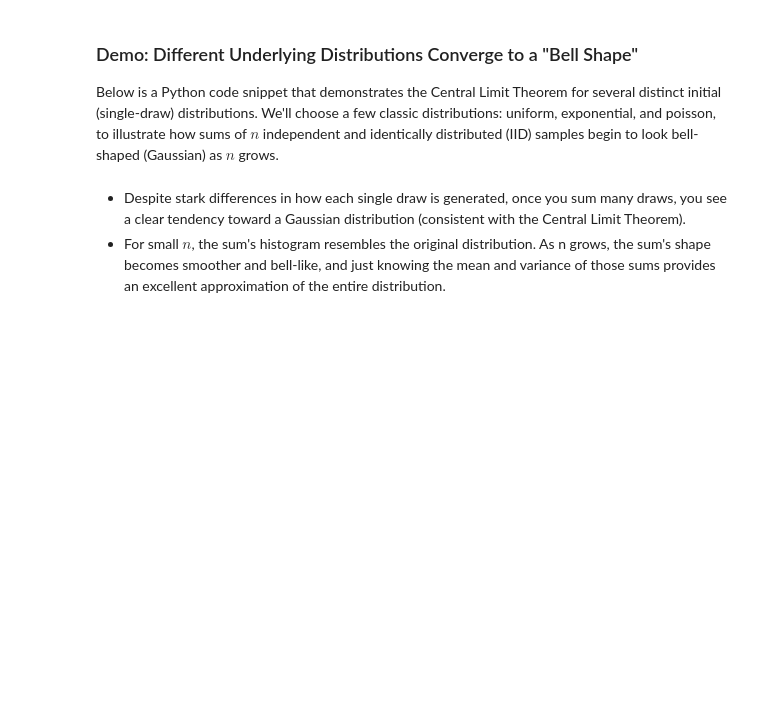
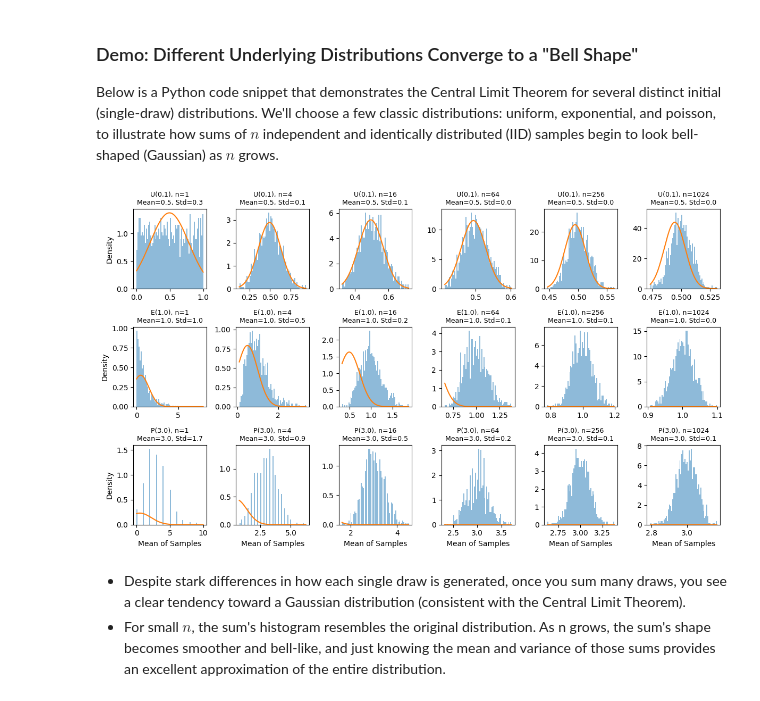
Before and after one commit to jdbarrosse/phys305, a Jupyter notebook: docs/11/notes.ipynb, the cells around one changed output. Cells and saved outputs as stored; diff of their text form; code cells hidden in the pictures; blank space fills up the shorter version.

```diff
--- a/docs/11/notes.ipynb
+++ b/docs/11/notes.ipynb
@@ -113,34 +113,36 @@ n_sums = 1000
 # %%
 # Create a figure: rows = number of distributions, columns = number of n_list
 fig, axes = plt.subplots(len(dists), len(ns), figsize=(12, 7))
 
 for row, (name, func) in enumerate(dists.items()):
     for col, n in enumerate(ns):
         # Generate (n_sums x n) random samples from the chosen distribution
         data = func(size=(n_sums, n))
 
         # Average across each row
         avgs = np.mean(data, axis=1)
-        avg  = np.mean(avgs)
+        mean  = np.mean(avgs)
         std  = np.std (avgs, ddof=1)
 
         # Overlay a Gaussian with that mean, std
         xs    = np.linspace(avgs.min(), avgs.max(), 200)
         gauss = norm.pdf(xs, loc=avg, scale=std)
 
         # Actuall plotting
         ax = axes[row, col]
         ax.hist(avgs, bins=64, density=True, alpha=0.5)
         ax.plot(xs, gauss)
 
         # Formatting
         ax.set_title(f"{name}, n={n}\nMean={mean:.1f}, Std={std:.1f}", fontsize=9)
         if row == len(dists) - 1:
             ax.set_xlabel("Mean of Samples")
         if col == 0:
             ax.set_ylabel("Density")
 
 plt.tight_layout()
+# %% [output]
+[figure, added]
 # %% [markdown]
 * Despite stark differences in how each single draw is generated, once you sum many draws, you see a clear tendency toward a Gaussian distribution (consistent with the Central Limit Theorem).
 * For small $n$, the sum's histogram resembles the original distribution. As n grows, the sum's shape becomes smoother and bell-like, and just knowing the mean and variance of those sums provides an excellent approximation of the entire distribution.
```
Also changed, not shown: parts of 4 cells of this notebook, 1 other file.
